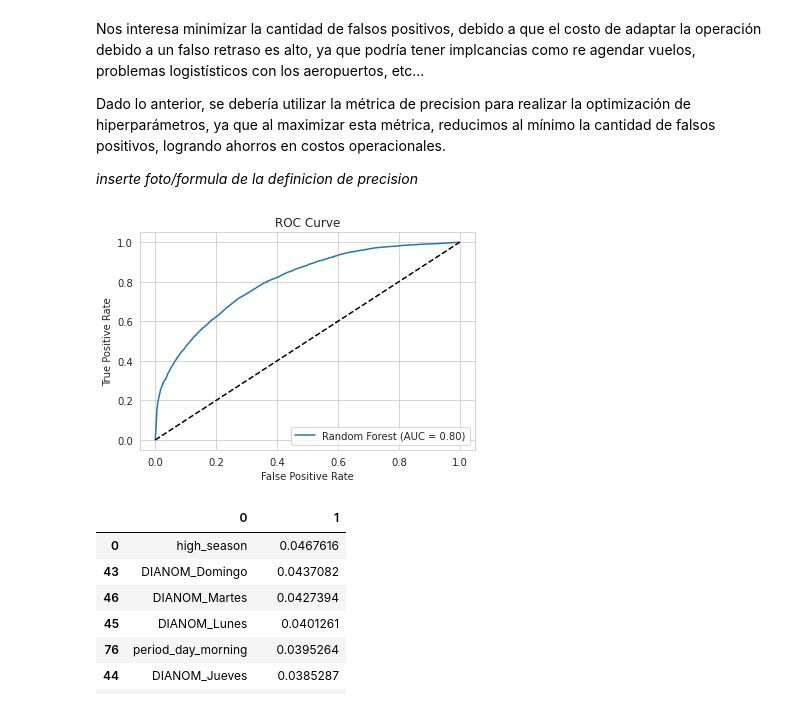
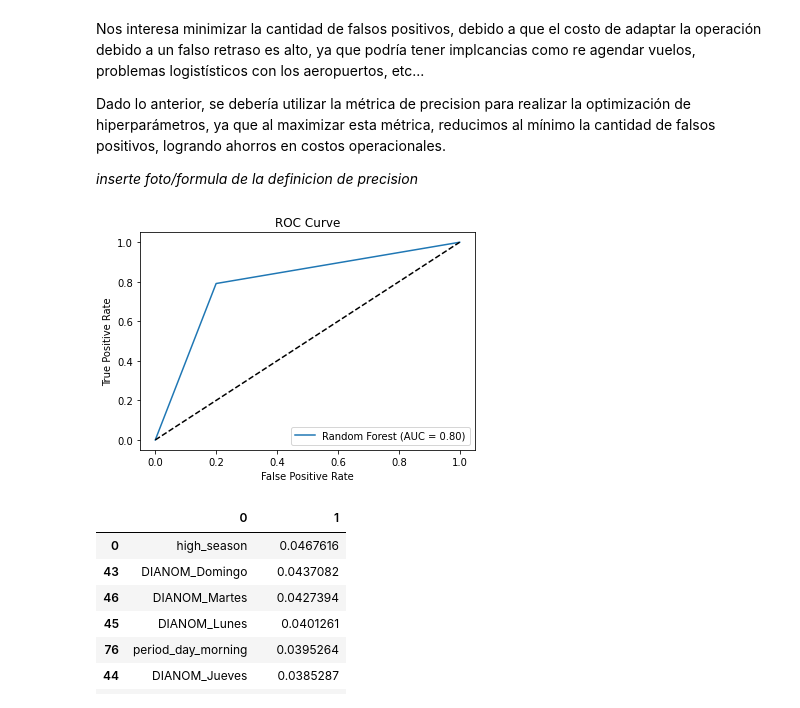
Before and after one commit to almendradelmoral/Challenge-Data-Scientist-Almendra-del-Moral, a Jupyter notebook: solution.ipynb, the cells around one changed output. Drawn from its saved outputs; the diff is of its cells as text; code cells hidden in the pictures.

```diff
--- a/solution.ipynb
+++ b/solution.ipynb
@@ -381,19 +436,22 @@ Feel free to generate additional variables and/or supplement with external varia
 from sklearn.model_selection import train_test_split
 from imblearn.over_sampling import SMOTE
 from sklearn.preprocessing import StandardScaler
+from sklearn.model_selection import cross_validate
 from sklearn.linear_model import LogisticRegression
 from sklearn.ensemble import RandomForestClassifier
 import xgboost as xgb
-from sklearn.metrics import accuracy_score, precision_score, recall_score, f1_score, confusion_matrix, classification_report
+from sklearn.metrics import accuracy_score, precision_score, recall_score, f1_score, confusion_matrix, classification_report, roc_auc_score
+warnings.filterwarnings('ignore')
 
 # New variables
 # ....
 
 # Define features and target variable
-#df = df.drop(['Fecha-I', 'Fecha-O', 'Vlo-I', 'Vlo-O', 'DIA', 'Ori-I', 'Ori-O', 'SIGLAORI', 'SIGLADES', 'Des-I', 'Des-O', 'Emp-O', 'AÑO'], axis=1)
-#df['MES'] = df['MES'].astype(str)
-#string_columns = df.select_dtypes(include='object').columns
-#df = pd.get_dummies(df, columns=string_columns)
+df = df.drop(['Fecha-I', 'Fecha-O', 'Vlo-I', 'Vlo-O', 'DIA', 'Ori-I', 'Ori-O', 'SIGLAORI', 'SIGLADES', 'Des-I', 'Des-O', 'Emp-O', 'AÑO'], axis=1)
+df['MES'] = df['MES'].astype(str)
+df['Des-I_delay_class'] = df['Des-I_delay_class'].astype(str)
+string_columns = df.select_dtypes(include='object').columns
+df = pd.get_dummies(df, columns=string_columns)
 
 # Split the dataset into X (features) and y (target variable)
 X = df.drop(['delay_15', 'min_diff'], axis=1)
@@ -413,42 +471,46 @@ scaler = StandardScaler()
 X_train = scaler.fit_transform(X_train)
 X_test = scaler.transform(X_test)
 
-# Train logistic regression model
+# Train logistic regression model with cross-validation
 lr_model = LogisticRegression(random_state=42)
+lr_scores = cross_validate(lr_model, X_train, y_train, cv=5, scoring=['accuracy', 'precision', 'roc_auc'], return_train_score=True)
 lr_model.fit(X_train, y_train)
 
-# Train random forest model
+# Train random forest model with cross-validation
 rf_model = RandomForestClassifier(random_state=42)
+rf_scores = cross_validate(rf_model, X_train, y_train, cv=5, scoring=['accuracy', 'precision', 'roc_auc'], return_train_score=True)
 rf_model.fit(X_train, y_train)
 
-# Define XGBoost model
-xgb_model = xgb.XGBClassifier(max_depth=3, learning_rate=0.1, n_estimators=100, n_jobs=-1, random_state=42)
+# Train XGBoost model with cross-validation
+xgb_model = xgb.XGBClassifier(random_state=42)
+xgb_scores = cross_validate(xgb_model, X_train, y_train, cv=5, scoring=['accuracy', 'precision', 'roc_auc'], return_train_score=True)
 xgb_model.fit(X_train, y_train)
 
+print(xgb_scores)
 
 # Make predictions on test set
 lr_preds = lr_model.predict(X_test)
 rf_preds = rf_model.predict(X_test)
-xgb_pred = xgb_model.predict(X_test)
+xgb_preds = xgb_model.predict(X_test)
 
 # Evaluate model performance
 lr_acc = accuracy_score(y_test, lr_preds)
 lr_prec = precision_score(y_test, lr_preds)
 lr_rec = recall_score(y_test, lr_preds)
 lr_f1 = f1_score(y_test, lr_preds)
-lr_roc = roc_auc_score(y_test, lr_pred)
+lr_roc = roc_auc_score(y_test, lr_preds)
 
 rf_acc = accuracy_score(y_test, rf_preds)
 rf_prec = precision_score(y_test, rf_preds)
 rf_rec = recall_score(y_test, rf_preds)
 rf_f1 = f1_score(y_test, rf_preds)
-rf_roc = roc_auc_score(y_test, rf_pred)
+rf_roc = roc_auc_score(y_test, rf_preds)
 
 xgb_acc = accuracy_score(y_test, rf_preds)
 xgb_prec = precision_score(y_test, rf_preds)
 xgb_rec = recall_score(y_test, rf_preds)
 xgb_f1 = f1_score(y_test, rf_preds)
-xgb_roc = roc_auc_score(y_test, xgb_pred)
+xgb_roc = roc_auc_score(y_test, xgb_preds)
 
 # Logistic regression performance
 print("Logistic Regression Model:")
@@ -467,7 +529,7 @@ print(f"F1-score: {rf_f1}")
 print(f"ROC: {rf_roc}")
 
 # XGBoost performance
-print("\nRandom Forest Model:")
+print("\nXGBoost Model:")
 print(f"Accuracy: {rf_acc}")
 print(f"Precision: {rf_prec}")
 print(f"Recall: {rf_rec}")
@@ -490,27 +560,26 @@ Dado lo anterior, se debería utilizar la métrica de precision para realizar la
 
 *inserte foto/formula de la definicion de precision*
 # %%
-from sklearn.metrics import roc_curve, roc_auc_score
+from sklearn.metrics import roc_curve
 import matplotlib.pyplot as plt
 
-y_pred_proba = rf_model.predict_proba(X_test)[:,1]
 
 # Calculate the fpr, tpr, and thresholds for the ROC curve
-fpr, tpr, thresholds = roc_curve(y_test, y_pred_proba)
+fpr, tpr, thresholds = roc_curve(y_test, rf_preds)
 
 # Calculate the area under the ROC curve
-roc_auc = roc_auc_score(y_test, y_pred_proba)
+roc_auc = roc_auc_score(y_test, rf_preds)
 
 # Plot the ROC curve
 plt.plot(fpr, tpr, label='Random Forest (AUC = %0.2f)' % roc_auc)
 plt.plot([0, 1], [0, 1], 'k--')
 plt.xlabel('False Positive Rate')
 plt.ylabel('True Positive Rate')
 plt.title('ROC Curve')
 plt.legend(loc="lower right")
 plt.show()
 # %% [output]
-[figure, old version]
+[figure, new version]
 # %%
 pd.set_option('max_row', None)
 pd.DataFrame([X.columns,rf_model.feature_importances_]).T.sort_values(by=1, ascending=False)
```
Also changed, not shown: parts of 12 cells of this notebook.
